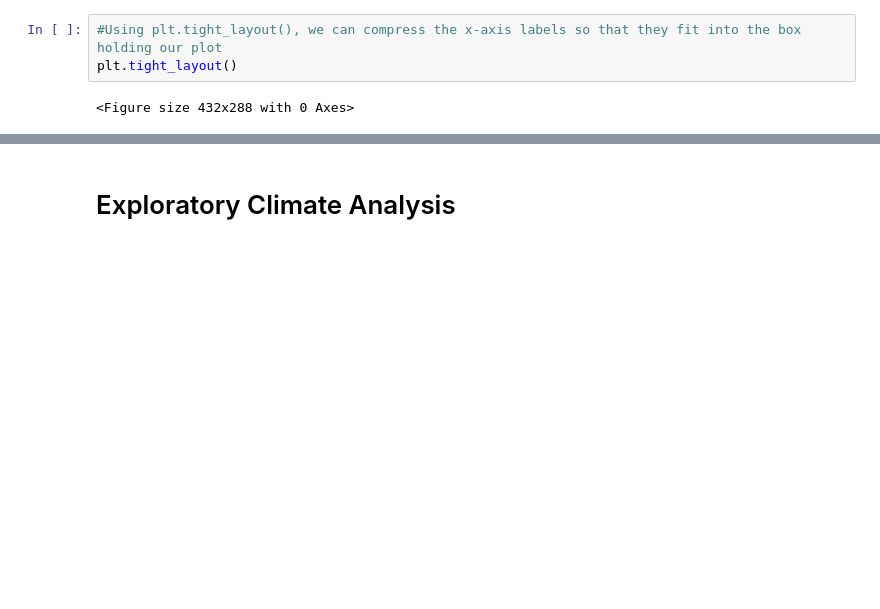
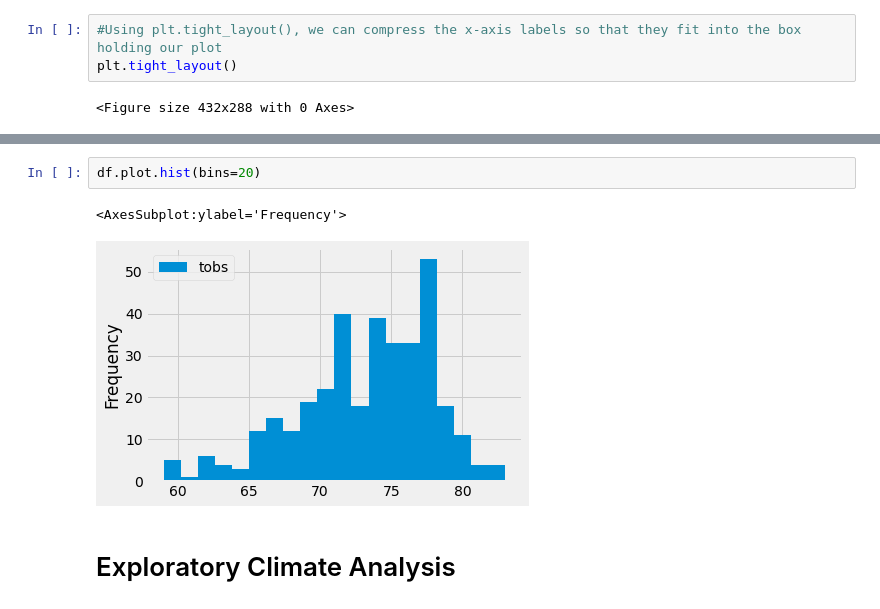
Before and after one commit to haileliya/surfs_up, a Jupyter notebook: climate_analysis.ipynb, the cells around one changed output, grey strips where cells are left out. Drawn from its saved outputs; the diff is of its cells as text; blank space fills up the shorter version.

```diff
--- a/climate_analysis.ipynb
+++ b/climate_analysis.ipynb
@@ -295,3 +300,8 @@ plt.tight_layout()
+# %%
+df.plot.hist(bins=20)
+# %% [output]
+<AxesSubplot:ylabel='Frequency'>
+[figure, added]
 # %% [markdown]
 # Exploratory Climate Analysis
 # %%
```
Also changed, not shown: parts of 1 cell of this notebook, 5 other files.
